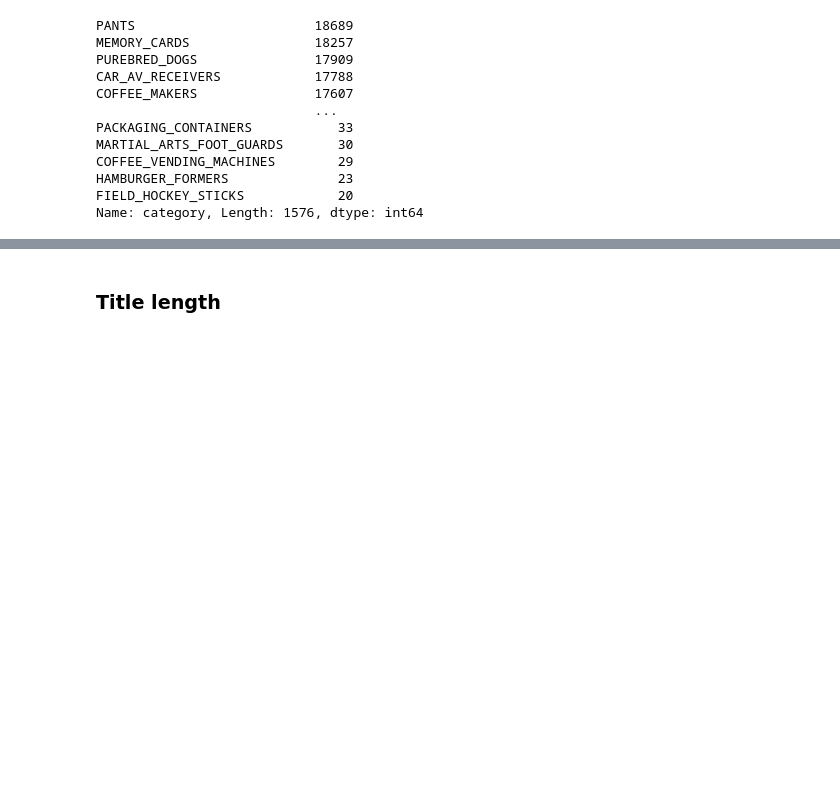
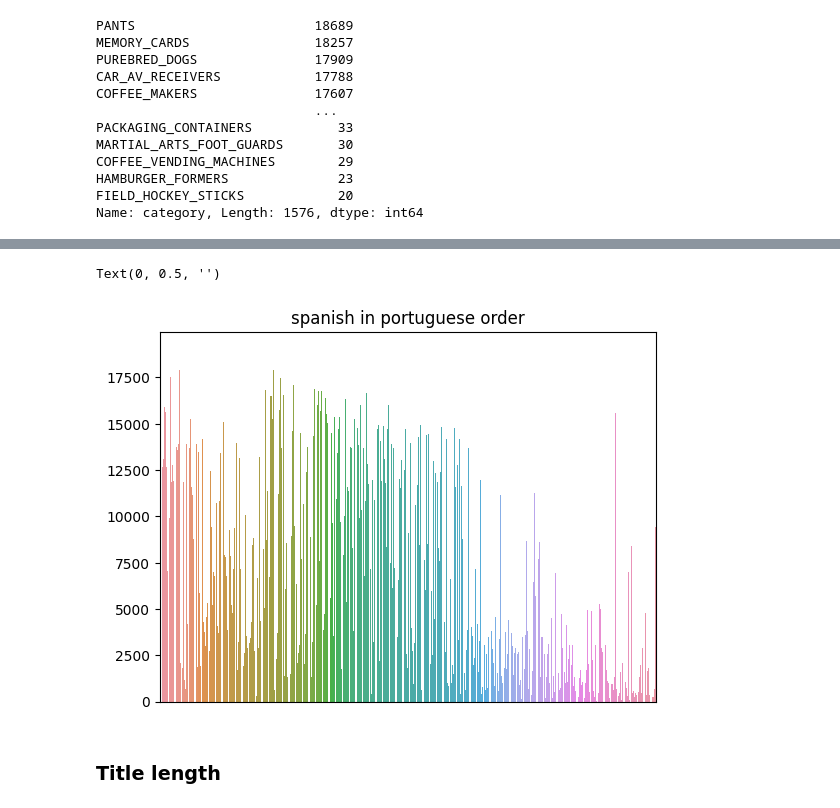
Before and after one commit to bleand/meli2019, a Jupyter notebook: notebooks/1 - EDA.ipynb, the cells around one changed output, grey strips where cells are left out. Cells and saved outputs as stored; diff of their text form; code cells hidden in the pictures; blank space fills up the shorter version.

```diff
--- a/notebooks/1 - EDA.ipynb
+++ b/notebooks/1 - EDA.ipynb
@@ -178,3 +204,15 @@ Name: category, Length: 1576, dtype: int64
+# %%
+miss_portuguese = portuguese_data[~portuguese_data.category.isin(spanish_data.category.unique())].category.unique()
+spa_por_order = spanish_data.category.value_counts()[
+    portuguese_data[~portuguese_data.category.isin(miss_portuguese)
+                ].category.value_counts().index]
+ax = sns.barplot(x=spa_por_order.index, y=spa_por_order)
+ax.set_title('spanish in portuguese order')
+ax.set_xticks([])
+ax.set_ylabel('')
+# %% [output]
+Text(0, 0.5, '')
+[figure, added]
 # %% [markdown]
 ### Title length
 # %%
```
Also changed, not shown: parts of 7 cells of this notebook.
